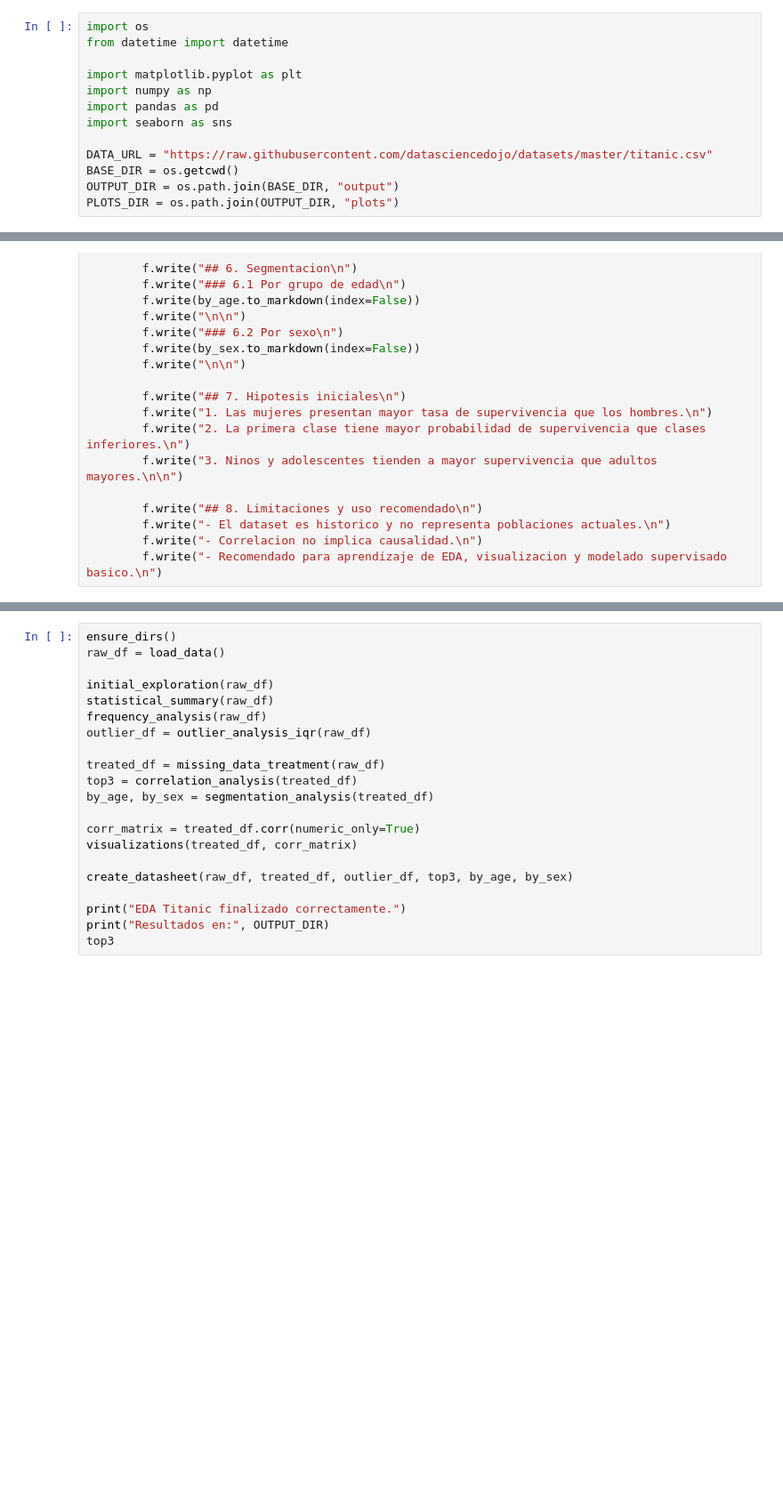
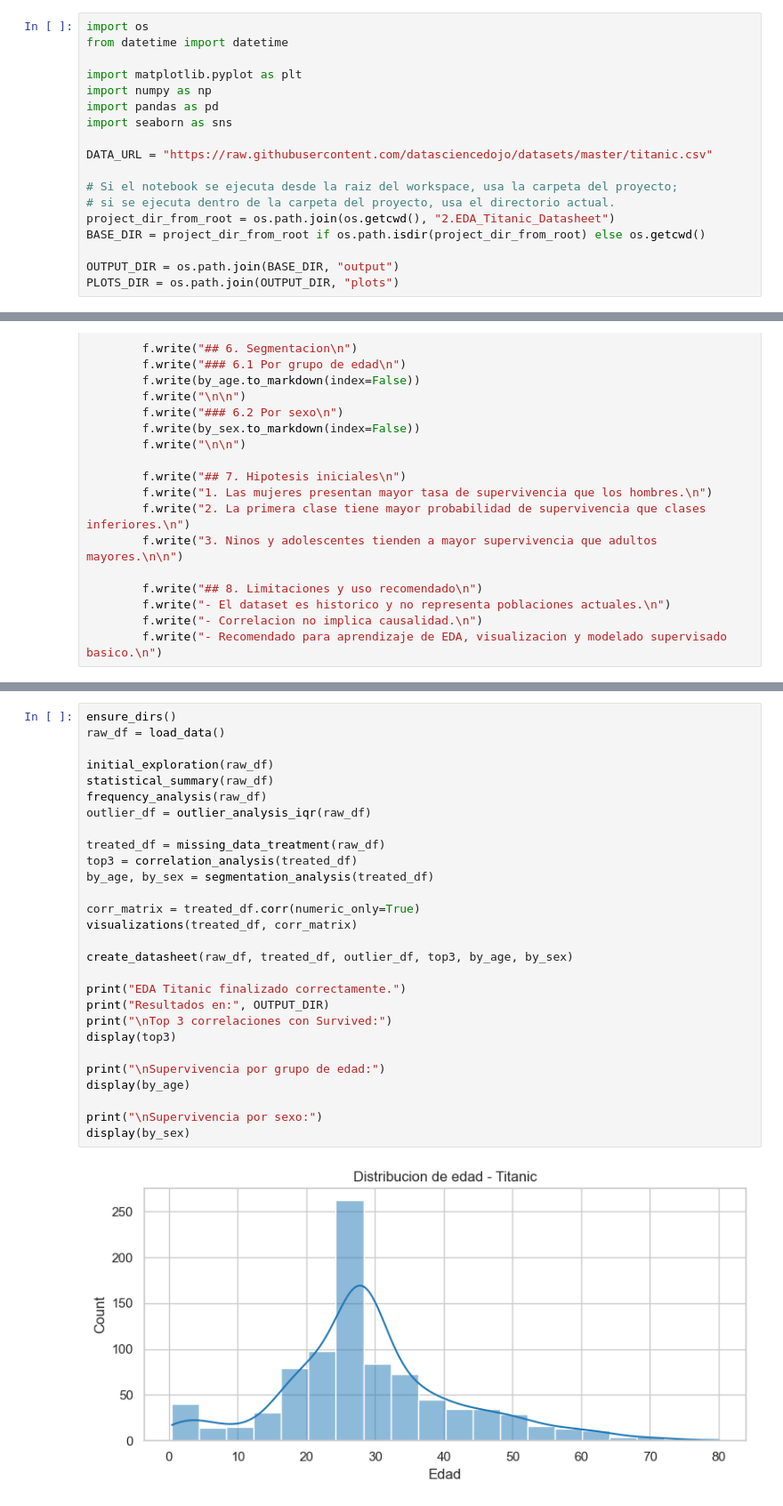
Before and after one commit to Pangust-code/Practica-EDA, a Jupyter notebook: 2.EDA_Titanic_Datasheet/0.2.AnalisisExploratorio_Titanic.ipynb, the cells around one changed output, grey strips where cells are left out. Shown at 89% size. Saved outputs shown, nothing was run; the diff lists cells and outputs as text; blank space fills up the shorter version.

Commit message:
Update Titanic EDA notebook and report

```diff
--- a/2.EDA_Titanic_Datasheet/0.2.AnalisisExploratorio_Titanic.ipynb
+++ b/2.EDA_Titanic_Datasheet/0.2.AnalisisExploratorio_Titanic.ipynb
@@ -12,6 +29,11 @@ import pandas as pd
 import seaborn as sns
 
 DATA_URL = "https://raw.githubusercontent.com/datasciencedojo/datasets/master/titanic.csv"
-BASE_DIR = os.getcwd()
+
+# Si el notebook se ejecuta desde la raiz del workspace, usa la carpeta del proyecto;
+# si se ejecuta dentro de la carpeta del proyecto, usa el directorio actual.
+project_dir_from_root = os.path.join(os.getcwd(), "2.EDA_Titanic_Datasheet")
+BASE_DIR = project_dir_from_root if os.path.isdir(project_dir_from_root) else os.getcwd()
+
 OUTPUT_DIR = os.path.join(BASE_DIR, "output")
 PLOTS_DIR = os.path.join(OUTPUT_DIR, "plots")
@@ -286,21 +346,30 @@ def create_datasheet(
 # %%
 ensure_dirs()
 raw_df = load_data()
 
 initial_exploration(raw_df)
 statistical_summary(raw_df)
 frequency_analysis(raw_df)
 outlier_df = outlier_analysis_iqr(raw_df)
 
 treated_df = missing_data_treatment(raw_df)
 top3 = correlation_analysis(treated_df)
 by_age, by_sex = segmentation_analysis(treated_df)
 
 corr_matrix = treated_df.corr(numeric_only=True)
 visualizations(treated_df, corr_matrix)
 
 create_datasheet(raw_df, treated_df, outlier_df, top3, by_age, by_sex)
 
 print("EDA Titanic finalizado correctamente.")
 print("Resultados en:", OUTPUT_DIR)
-top3
+print("\nTop 3 correlaciones con Survived:")
+display(top3)
+
+print("\nSupervivencia por grupo de edad:")
+display(by_age)
+
+print("\nSupervivencia por sexo:")
+display(by_sex)
+# %% [output]
+[figure, added]
```
Also changed, not shown: parts of 9 cells of this notebook, 2 other files.
